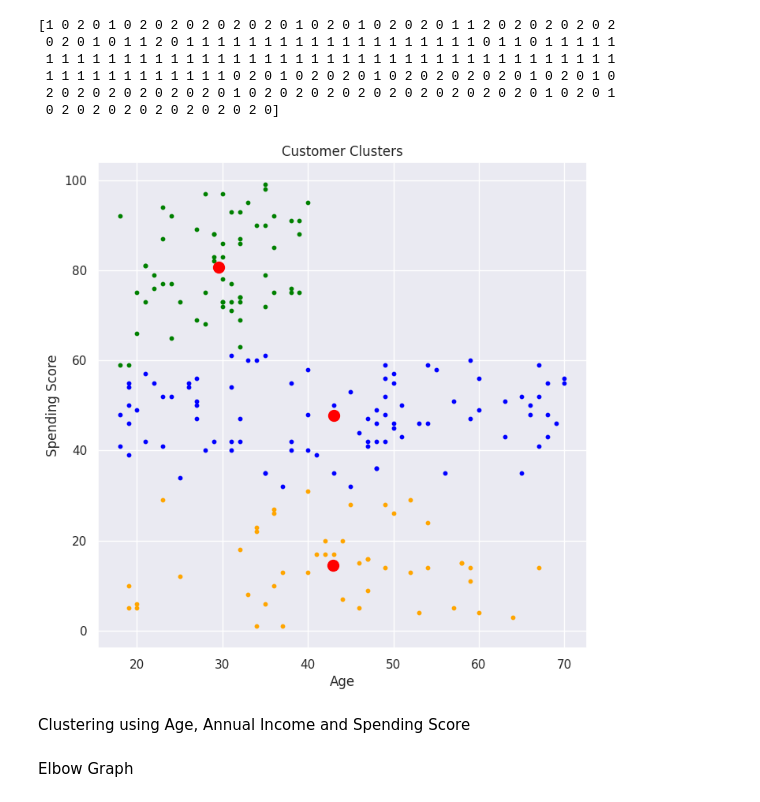
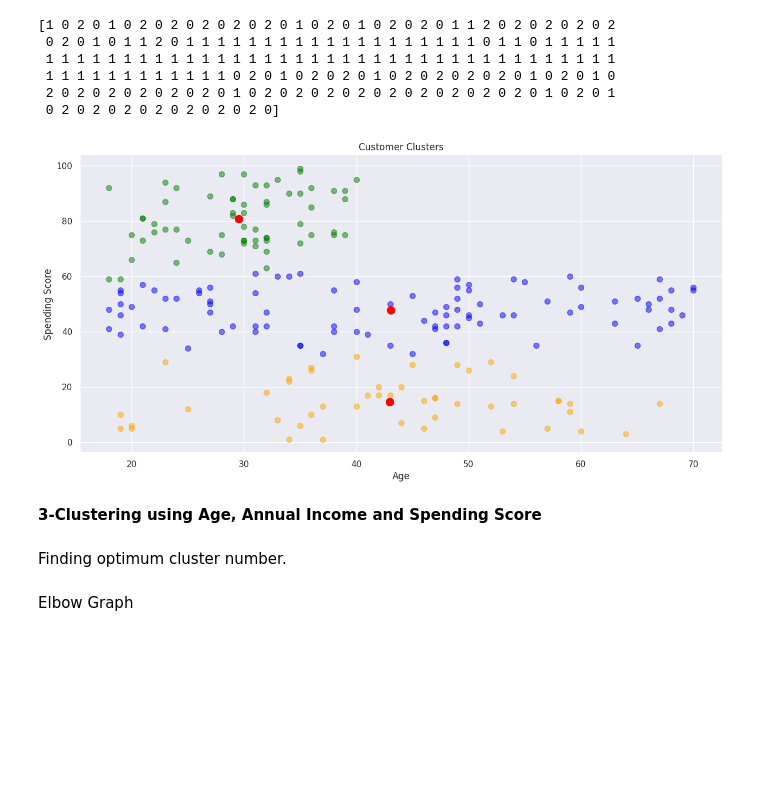
Before and after one commit to Anisx-D/Customer_Segmentation_and_Analysis_with_different_Clustering_Techniques, a Jupyter notebook: Customer_Segmentation_and_Analysis.ipynb, the cells around one changed output. Drawn from its saved outputs; the diff is of its cells as text; code cells hidden in the pictures; blank space fills up the shorter version.

```diff
--- a/Customer_Segmentation_and_Analysis.ipynb
+++ b/Customer_Segmentation_and_Analysis.ipynb
@@ -28,5 +28,5 @@ Data collection & analysis
 # %%
-customer_data=pd.read_csv('/kaggle/input/mall-customers/Mall_Customers.csv')
+customer_data=pd.read_csv('/kaggle/input/d/anishouidi/mall-customers/Mall_Customers.csv')
 # %%
 customer_data.head()
 # %% [output]
@@ -279,24 +310,26 @@ print(Y1)
  2 0 2 0 2 0 2 0 2 0 2 0 1 0 2 0 2 0 2 0 2 0 2 0 2 0 2 0 2 0 2 0 1 0 2 0 1
  0 2 0 2 0 2 0 2 0 2 0 2 0 2 0]
 # %%
-#plotting clusters and centroids
+#plotting clusters
 
-plt.figure(figsize=(8,8))
-plt.scatter(X1[Y1==0,0],X1[Y1==0,1],s=10,c="green",label="Cluster 1")
-plt.scatter(X1[Y1==1,0],X1[Y1==1,1],s=10,c="blue",label="Cluster 2")
-plt.scatter(X1[Y1==2,0],X1[Y1==2,1],s=10,c="orange",label="Cluster 3")
+plt.figure(1 , figsize = (15 , 7))
+plt.scatter(X1[Y1==0,0],X1[Y1==0,1],s=50,c="green",label="Cluster 1",alpha=0.5)
+plt.scatter(X1[Y1==1,0],X1[Y1==1,1],s=50,c="blue",label="Cluster 2",alpha=0.5)
+plt.scatter(X1[Y1==2,0],X1[Y1==2,1],s=50,c="orange",label="Cluster 3",alpha=0.5)
 
 #plotting centroids
 plt.scatter(kmeans1.cluster_centers_[:,0],kmeans1.cluster_centers_[:,1], s=100, c="red", label="Centroids")
 
 plt.title("Customer Clusters")
 plt.xlabel("Age")
 plt.ylabel("Spending Score")
 plt.show()
 # %% [output]
-[figure, old version]
+[figure, new version]
 # %% [markdown]
-Clustering using Age, Annual Income and Spending Score
+**3-Clustering using Age, Annual Income and Spending Score**
+# %% [markdown]
+Finding optimum cluster number.
 # %%
 X3 = customer_data[['Age' , 'Annual Income (k$)' ,'Spending Score (1-100)']].iloc[: , :].values
 inertia = []
```
Also changed, not shown: parts of 40 cells of this notebook.
